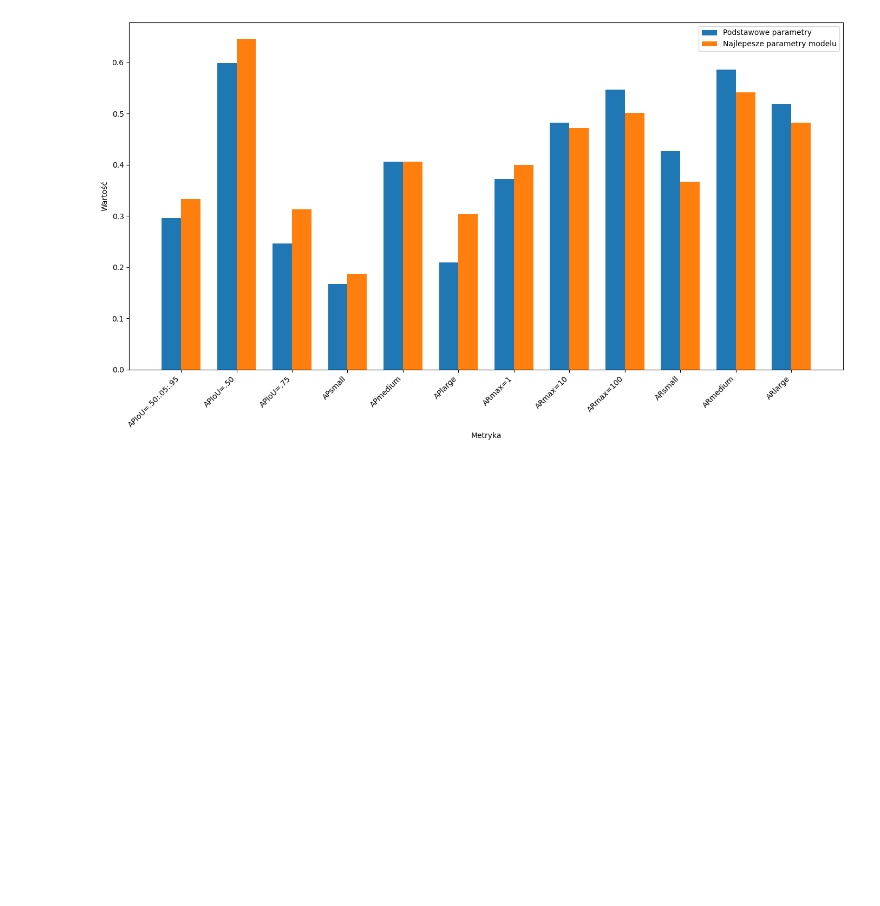
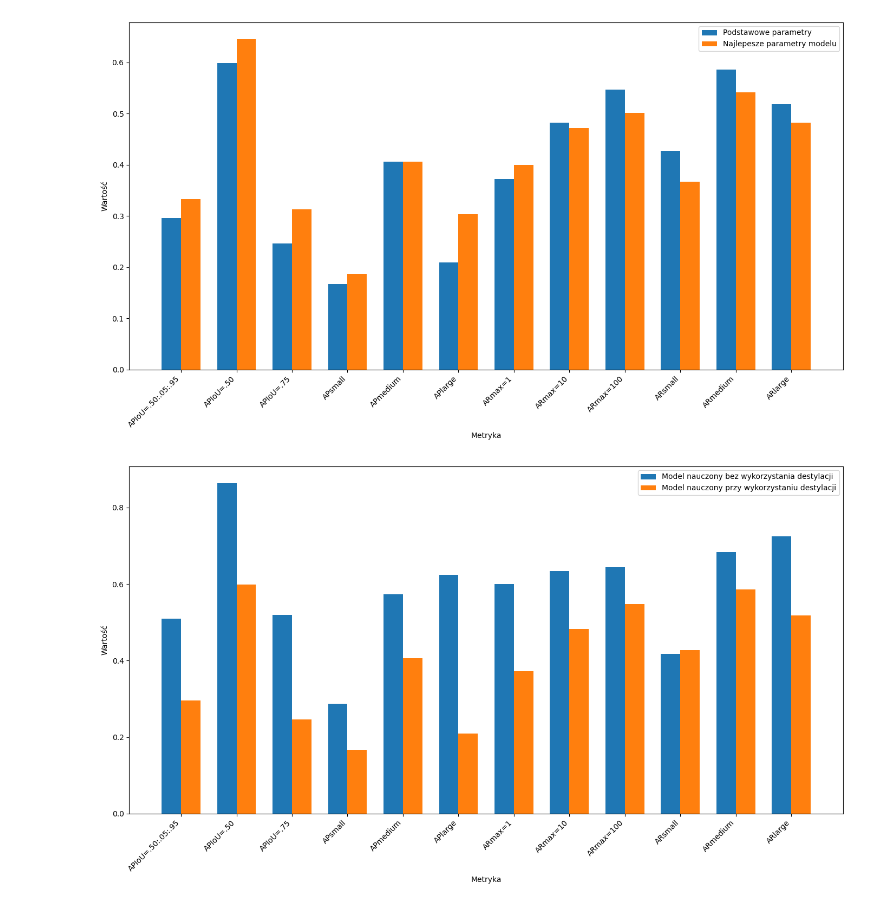
Before and after one commit to grzstr/car_plates_distillation, a Jupyter notebook: visualise_results.ipynb, the cells around one changed output. Saved outputs shown, nothing was run; the diff lists cells and outputs as text; code cells hidden in the pictures; blank space fills up the shorter version.

```diff
--- a/visualise_results.ipynb
+++ b/visualise_results.ipynb
@@ -406,3 +406,56 @@ fig.tight_layout()
 plt.show()
 # %% [output]
 [figure]
+# %%
+local_env = [
+    0.509,
+    0.864,
+    0.519,
+    0.287,
+    0.573,
+    0.624,
+    0.600,
+    0.634,
+    0.644,
+    0.417,
+    0.684,
+    0.724
+]
+
+remote_env = [
+    0.296,
+    0.599,
+    0.246,
+    0.167,
+    0.406,
+    0.210,
+    0.372,
+    0.483,
+    0.547,
+    0.428,
+    0.586,
+    0.518
+]
+
+
+# Wykres
+x = np.arange(len(metrics))
+width = 0.35
+
+fig, ax = plt.subplots(figsize=(14, 8))
+
+bars1 = ax.bar(x - width/2, local_env, width, label='Model nauczony bez wykorzystania destylacji')
+bars2 = ax.bar(x + width/2, remote_env, width, label='Model nauczony przy wykorzystaniu destylacji')
+
+ax.set_xlabel('Metryka')
+ax.set_ylabel('Wartość')
+#ax.set_title('Porównanie metryk w środowisku lokalnym i zdalnym')
+ax.set_xticks(x)
+ax.set_xticklabels(metrics, rotation=45, ha="right")
+ax.legend()
+
+fig.tight_layout()
+
+plt.show()
+# %% [output]
+[figure, added]
```
Also changed, not shown: parts of 7 cells of this notebook, 3 other files.
